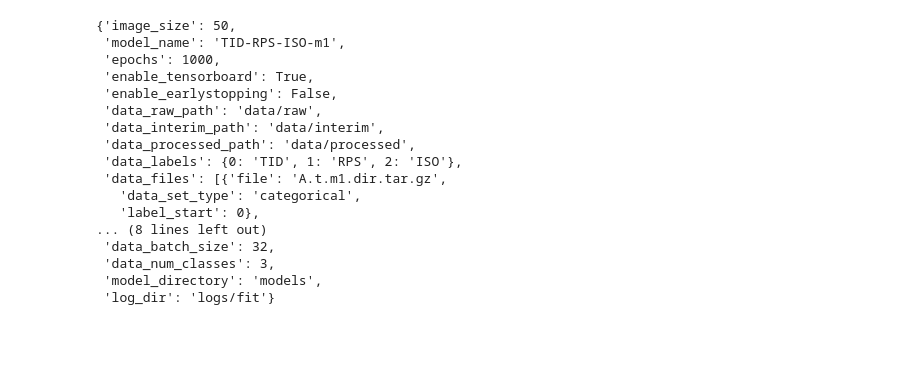
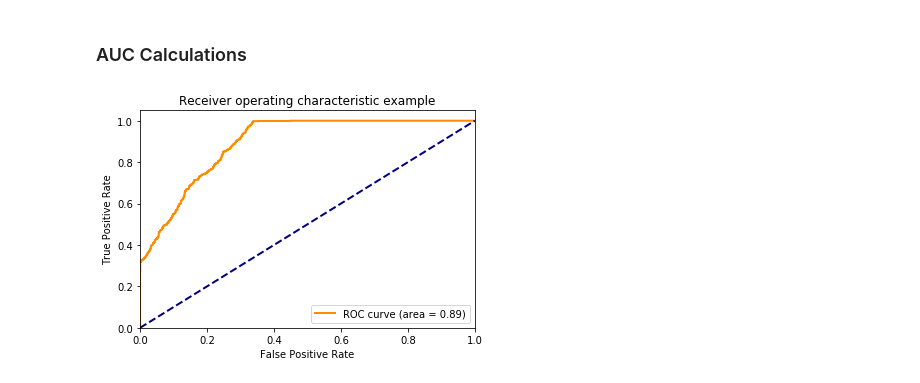
Before and after one commit to asafsilman/GalaxyEnvironmentAnalysis, a Jupyter notebook: notebooks/eda/1.1-AS-model-evaulation.ipynb, the cells around one changed output. Drawn from its saved outputs; the diff is of its cells as text; code cells hidden in the pictures; blank space fills up the shorter version.

```diff
--- a/notebooks/eda/1.1-AS-model-evaulation.ipynb
+++ b/notebooks/eda/1.1-AS-model-evaulation.ipynb
@@ -26,26 +29,7 @@ def load_model(model_name: str, model_directory: Path):
 
     return loaded_model
 # %%
-config = load_config("../../config/1.0-TID-RPS-ISO-m1.yml")
-config
+config = load_config("../../config/1.0-2_channel_star_star_velocity.yml")
-# %% [output]
-{'image_size': 50,
- 'model_name': 'TID-RPS-ISO-m1',
- 'epochs': 1000,
- 'enable_tensorboard': True,
- 'enable_earlystopping': False,
- 'data_raw_path': 'data/raw',
- 'data_interim_path': 'data/interim',
- 'data_processed_path': 'data/processed',
- 'data_labels': {0: 'TID', 1: 'RPS', 2: 'ISO'},
- 'data_files': [{'file': 'A.t.m1.dir.tar.gz',
-   'data_set_type': 'categorical',
-   'label_start': 0},
-... (8 lines left out)
- 'data_batch_size': 32,
- 'data_num_classes': 3,
- 'model_directory': 'models',
- 'log_dir': 'logs/fit'}
 # %%
 model = load_model(config['model_name'], Path("../../models"))
 # %%
@@ -54,4 +38,13 @@ data_processed_path = Path(config.get('data_processed_path', 'data/processed'))
 
 
 test_data_set = load_data_set(config, Path("../..")/data_processed_path/'test')
+# %%
+predict = []
+correct = []
+
+prediction_history = []
+correct_history = []
+
+n_classes = config.get("data_num_classes", 2)
+classes_count = [0] * n_classes
 # %%
@@ -66,0 +77,40 @@ for image, label in test_data_set.take(100):
+# %% [markdown]
+### AUC Calculations
+# %%
+fpr = dict()
+tpr = dict()
+roc_auc = dict()
+# %%
+micro_hist_correct = []
+micro_hist_predict = []
+
+for i in range(n_classes):
+    f = lambda y: list(map(lambda x: x[i], y))
+
+    class_correct = f(correct_history)
+    class_precict = f(prediction_history)
+
+    micro_hist_correct += class_correct
+    micro_hist_predict += class_precict
+
+    fpr[i], tpr[i], _ = roc_curve(class_correct, class_precict)
+    roc_auc[i] = auc(fpr[i], tpr[i])
+
+# Compute micro-average ROC curve and ROC area
+fpr["micro"], tpr["micro"], _ = roc_curve(micro_hist_correct, micro_hist_predict)
+roc_auc["micro"] = auc(fpr["micro"], tpr["micro"])
+# %%
+plt.figure()
+lw = 2
+plt.plot(fpr["micro"], tpr["micro"], color='darkorange',
+         lw=lw, label='ROC curve (area = %0.2f)' % roc_auc["micro"])
+plt.plot([0, 1], [0, 1], color='navy', lw=lw, linestyle='--')
+plt.xlim([0.0, 1.0])
+plt.ylim([0.0, 1.05])
+plt.xlabel('False Positive Rate')
+plt.ylabel('True Positive Rate')
+plt.title('Receiver operating characteristic example')
+plt.legend(loc="lower right")
+plt.show()
+# %% [output]
+[figure, added]
```
Also changed, not shown: parts of 7 cells of this notebook.
